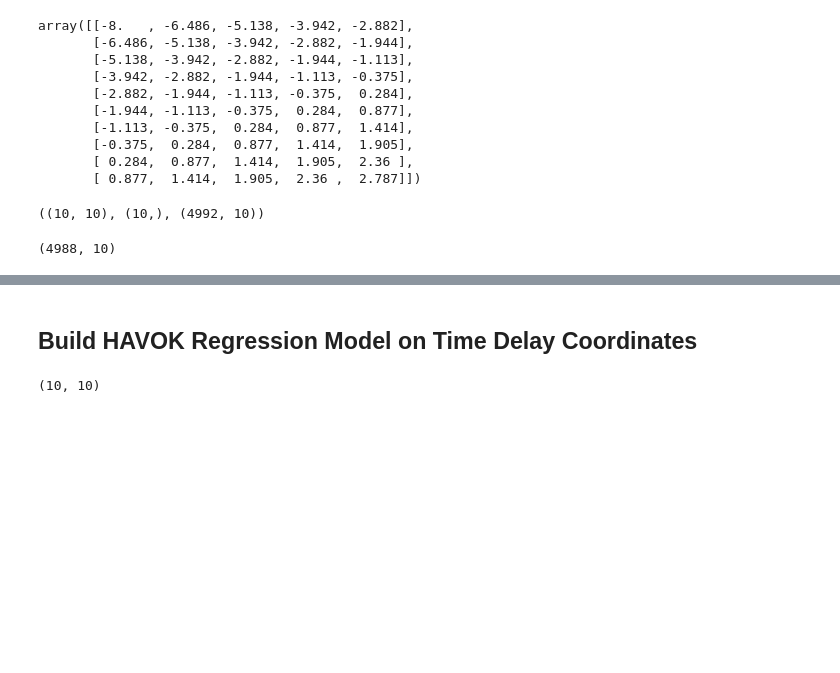
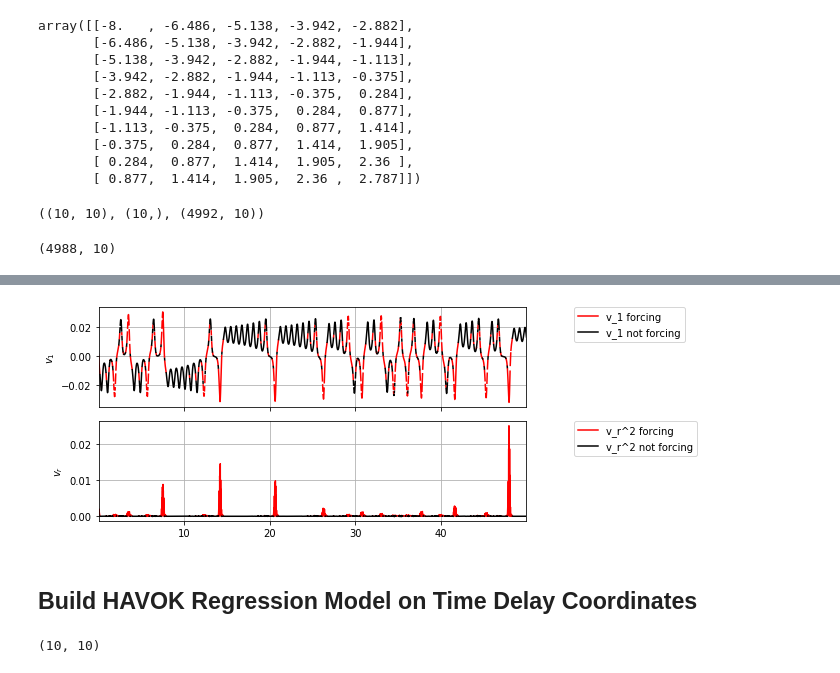
Before and after one commit to billtubbs/mech-575, a Jupyter notebook: code/python/Chapter-7-HAVOK-Lorenz.ipynb, the cells around one changed output, grey strips where cells are left out. Saved outputs shown, nothing was run; the diff lists cells and outputs as text; code cells hidden in the pictures; blank space fills up the shorter version.

```diff
--- a/code/python/Chapter-7-HAVOK-Lorenz.ipynb
+++ b/code/python/Chapter-7-HAVOK-Lorenz.ipynb
@@ -177,0 +192,13 @@ scatter_plot_3d(V[:,:3], filename=filepath)
+# %%
+plot_data = {
+    "v_1": V[:, 0],
+    "v_r^2": V[:, r-1]**2
+}
+plot_data = pd.DataFrame(plot_data, index=t[7:-6])
+
+plot_data["v_1 not forcing"] = plot_data.loc[~is_forcing, "v_1"]
+plot_data["v_1 forcing"] = plot_data.loc[is_forcing, "v_1"]
+plot_data["v_r^2 not forcing"] = plot_data.loc[~is_forcing, "v_r^2"]
+plot_data["v_r^2 forcing"] = plot_data.loc[is_forcing, "v_r^2"]
+
+plot_data.head()
@@ -178,3 +212,24 @@ scatter_plot_3d(V[:,:3], filename=filepath)
+# %%
+fig, axes = plt.subplots(2, 1, figsize=(9.5, 3.5), sharex=True)
+
+plot_data['v_1 forcing'].plot(ax=axes[0], style='r-')
+plot_data['v_1 not forcing'].plot(ax=axes[0], style='k-')
+axes[0].set_ylabel('$v_1$')
+axes[0].grid()
+axes[0].legend(bbox_to_anchor=(1.1, 1.05))
+
+plot_data['v_r^2 forcing'].plot(ax=axes[1], style='r-')
+plot_data['v_r^2 not forcing'].plot(ax=axes[1], style='k-')
+axes[1].set_ylabel('$v_r$')
+axes[1].grid()
+axes[1].legend(bbox_to_anchor=(1.1, 1.05))
+
+plt.tight_layout()
+filepath = os.path.join(plot_dir, 'lorenz_data_forcing.png')
+plt.savefig(filepath)
+plt.show()
+# %% [output]
+[figure, added]
 # %% [markdown]
 ## Build HAVOK Regression Model on Time Delay Coordinates
 # %%
```
Also changed, not shown: parts of 19 cells of this notebook, 2 other files.
